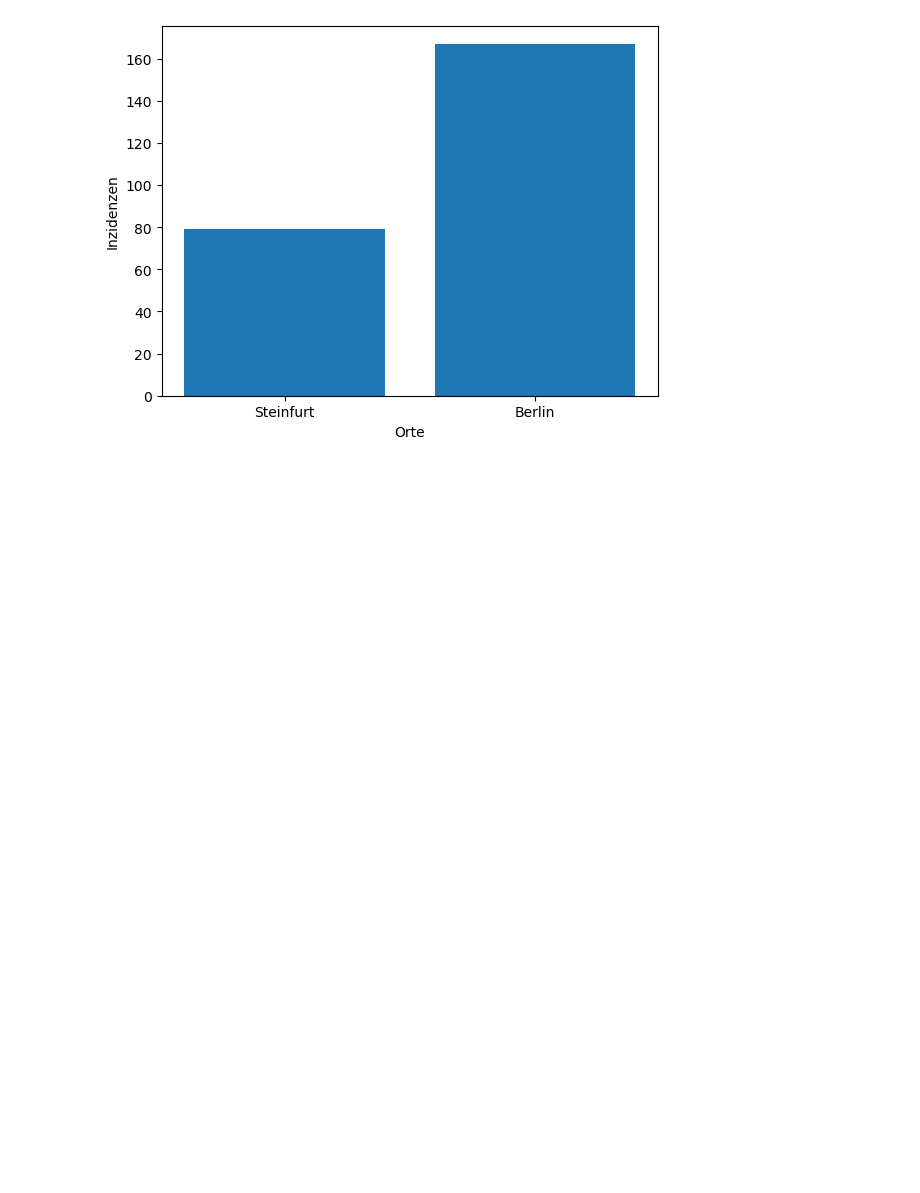
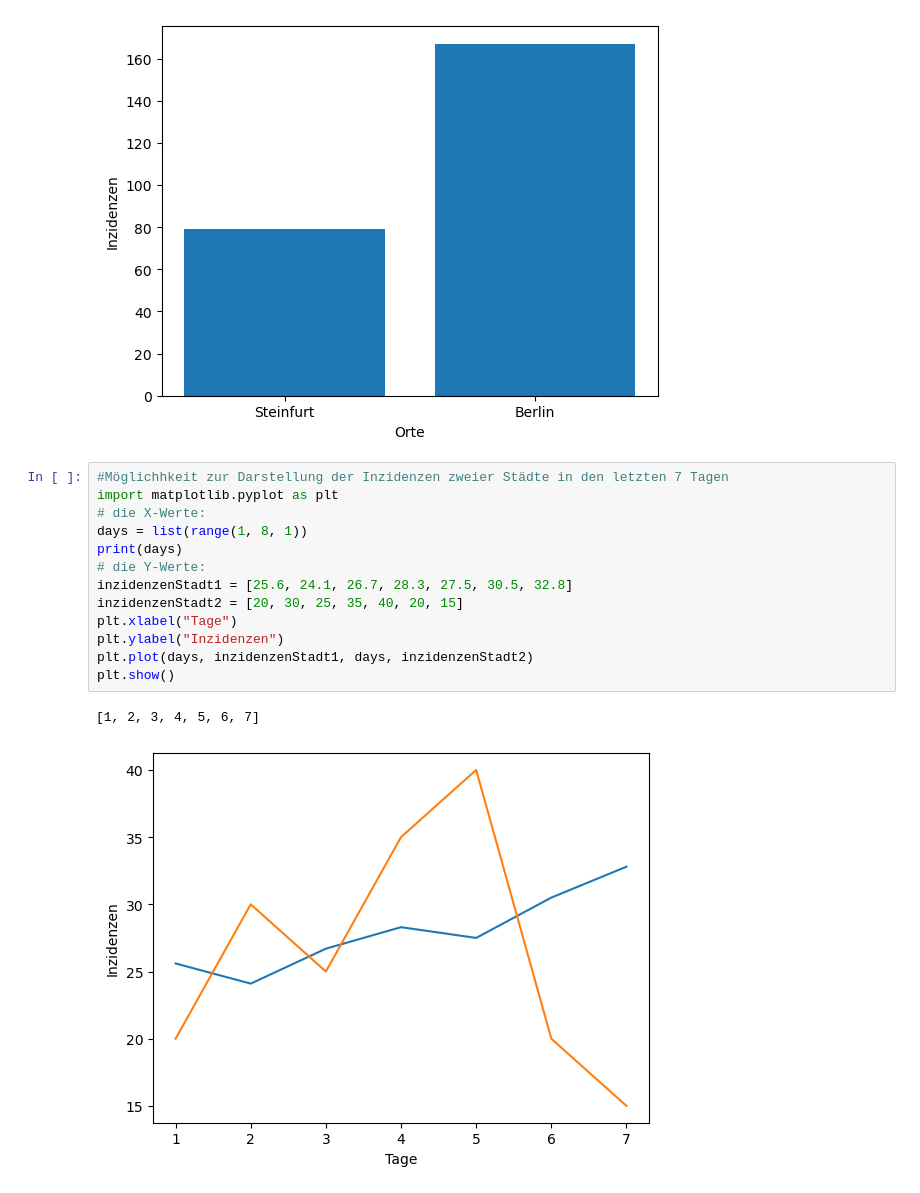
Before and after one commit to LaraPong/Inzidenzvergleich, a Jupyter notebook: Test-Notebook-Thoughtworks-Projekt.ipynb, the cells around one changed output. Drawn from its saved outputs; the diff is of its cells as text; blank space fills up the shorter version.

Commit message:
Weitere Versuche zu graphischen Darstellungen

```diff
--- a/Test-Notebook-Thoughtworks-Projekt.ipynb
+++ b/Test-Notebook-Thoughtworks-Projekt.ipynb
@@ -155,3 +155,19 @@ plt.ylabel("Inzidenzen")
 plt.show()
 # %% [output]
 [figure]
+# %%
+#Möglichhkeit zur Darstellung der Inzidenzen zweier Städte in den letzten 7 Tagen
+import matplotlib.pyplot as plt
+# die X-Werte:
+days = list(range(1, 8, 1))
+print(days)
+# die Y-Werte:
+inzidenzenStadt1 = [25.6, 24.1, 26.7, 28.3, 27.5, 30.5, 32.8]
+inzidenzenStadt2 = [20, 30, 25, 35, 40, 20, 15]
+plt.xlabel("Tage")
+plt.ylabel("Inzidenzen")
+plt.plot(days, inzidenzenStadt1, days, inzidenzenStadt2)
+plt.show()
+# %% [output]
+[1, 2, 3, 4, 5, 6, 7]
+[figure, added]
```
Also changed, not shown: parts of 3 cells of this notebook.
